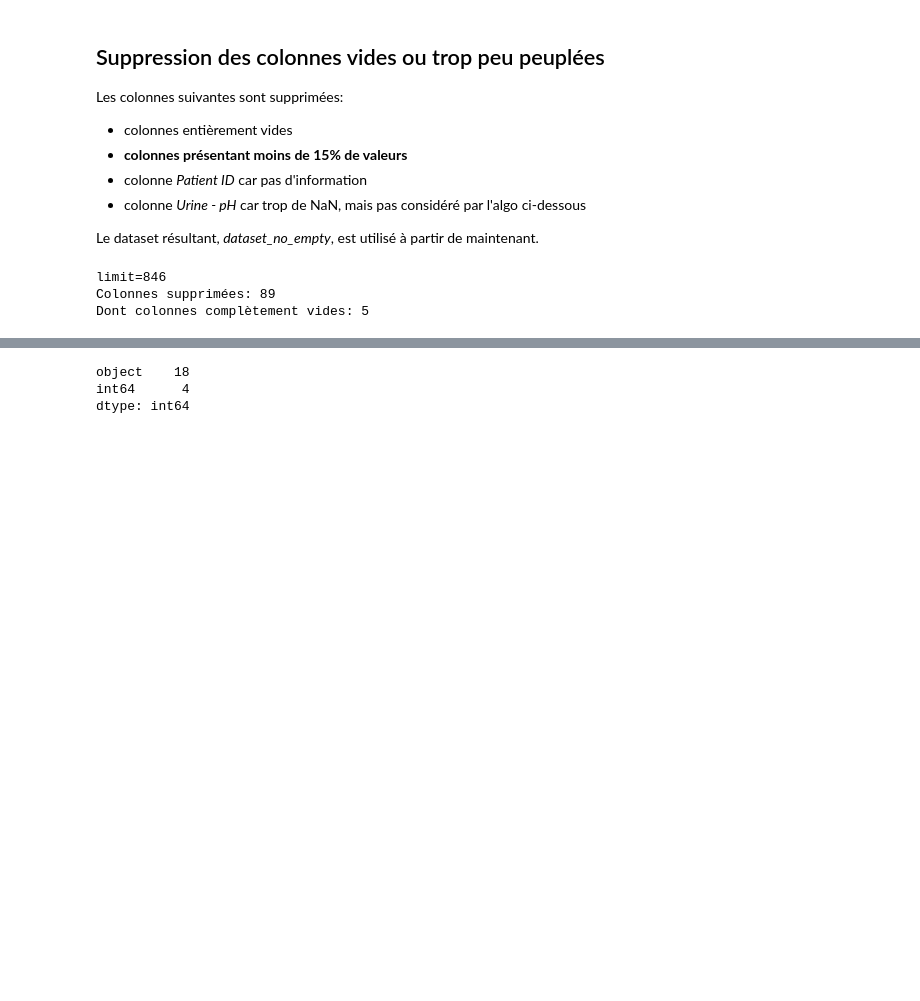
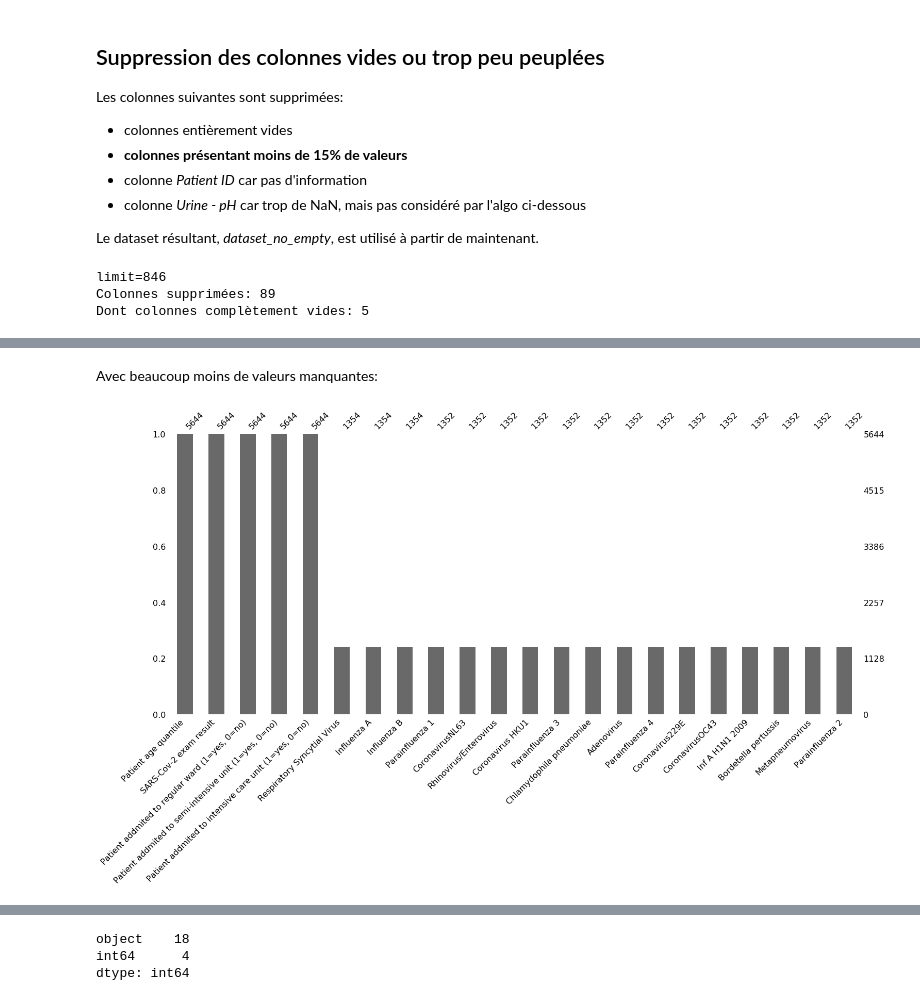
Before and after one commit to stephanefevrier/COVID-19-clinical-classification, a Jupyter notebook: c19-clinical-classification.ipynb, the cells around one changed output, grey strips where cells are left out. Drawn from its saved outputs; the diff is of its cells as text; code cells hidden in the pictures; blank space fills up the shorter version.

```diff
--- a/c19-clinical-classification.ipynb
+++ b/c19-clinical-classification.ipynb
@@ -239,7 +239,8 @@ print(f"{limit=}")
 print(f"Colonnes supprimées:", len(columns_to_delete))
 print("Dont colonnes complètement vides:", dataset.isnull().all().sum())
 
-columns_to_keep = (e for e in list_columns if e not in columns_to_delete)
+# expression génératrice
+columns_to_keep = (e for e in dataset.columns if e not in columns_to_delete)
 # on retient uniquement les colonnes non vides
 dataset_no_empty = dataset[columns_to_keep]
 # %% [output]
@@ -248,0 +268,7 @@ Dont colonnes complètement vides: 5
+# %% [markdown]
+Avec beaucoup moins de valeurs manquantes:
+# %%
+msno.bar(dataset_no_empty)
+plt.show()
+# %% [output]
+[figure, added]
```
Also changed, not shown: parts of 78 cells of this notebook.
